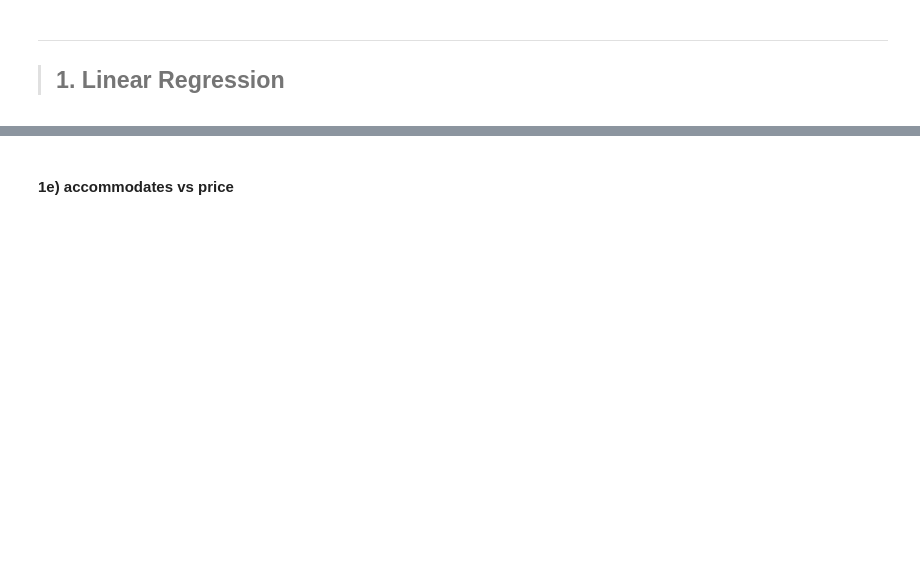
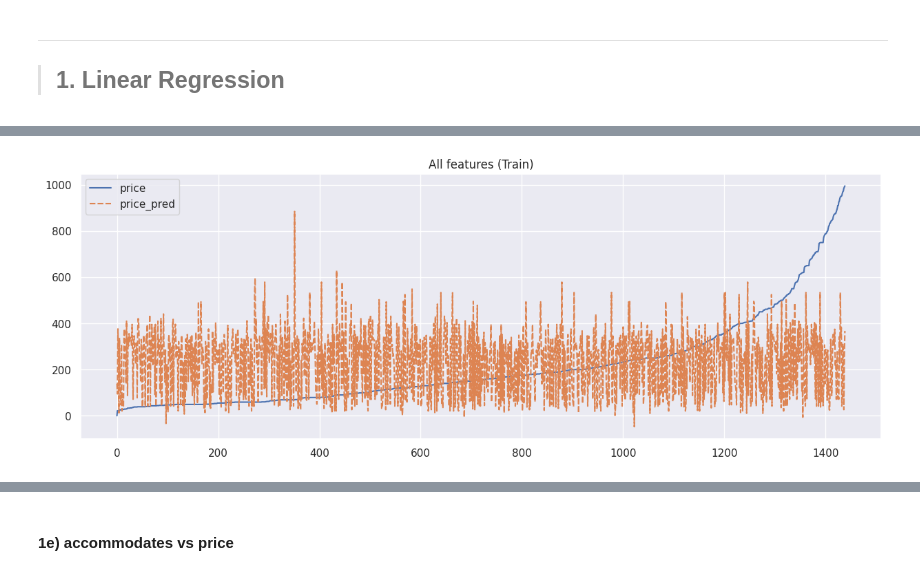
Before and after one commit to isaacchunn/SC1015_MiniPrj_Airbnb, a Jupyter notebook: Airbnb_Linear_Regression.ipynb, the cells around one changed output, grey strips where cells are left out. Saved outputs shown, nothing was run; the diff lists cells and outputs as text; code cells hidden in the pictures; blank space fills up the shorter version.

```diff
--- a/Airbnb_Linear_Regression.ipynb
+++ b/Airbnb_Linear_Regression.ipynb
@@ -490,0 +561,6 @@ priceDF.head(n=5)
+# %%
+num_variable = []
+for i in potentialFeaturesDF:
+    if i not in cat_variables:
+        num_variable.append(i)
+num_variable
@@ -490,0 +569,7 @@ priceDF.head(n=5)
+# %%
+# Combining Numeric features with the OHE Categorical features
+airbnb_num = potentialFeaturesDF[num_variable]
+airbnbData_ohe = pd.concat([airbnb_num , airbnb_cat_ohe],sort=False,axis=1).reindex(index=airbnb_num.index)
+
+# Check the final dataframe
+airbnbData_ohe
@@ -490,0 +592,8 @@ priceDF.head(n=5)
+# %%
+def plot_actual_vs_pred(y, y_pred, title=None):
+    plot_df = pd.concat([pd.DataFrame(y, columns=['price']), pd.DataFrame(y_pred, columns=['price_pred'])], axis=1, join='inner')
+    plot_df.sort_values(by=['price'], inplace=True)
+    plot_df.reset_index(inplace=True, drop=True)
+    ax = sb.lineplot(data=plot_df)
+    if title:
+        ax.set_title(title)
@@ -490,0 +603,9 @@ priceDF.head(n=5)
+# %%
+from sklearn.model_selection import train_test_split
+from sklearn.linear_model import LinearRegression
+from sklearn.metrics import mean_squared_error
+
+# Extract Response and Predictors
+y = pd.DataFrame(priceDF)
+X = pd.DataFrame(airbnbData_ohe.drop(num_variable, axis=1))
+y_train, y_train_pred, y_test, y_test_pred = calcLinRegressionCategorical(X,y,0.2)
@@ -490,0 +622,5 @@ priceDF.head(n=5)
+# %%
+fg = plt.figure(figsize=(15, 5))
+plot_actual_vs_pred(y_train, y_train_pred, title='All features (Train)')
+# %% [output]
+[figure, added]
```
Also changed, not shown: parts of 35 cells of this notebook.
